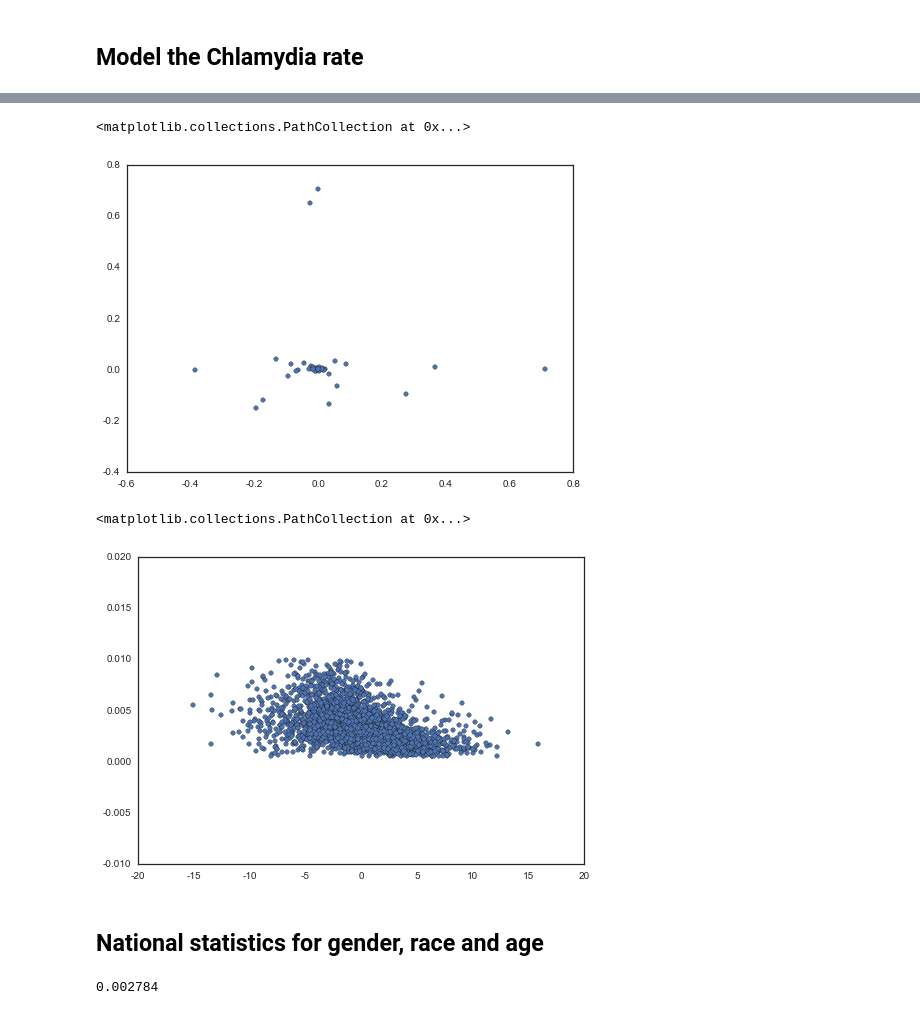
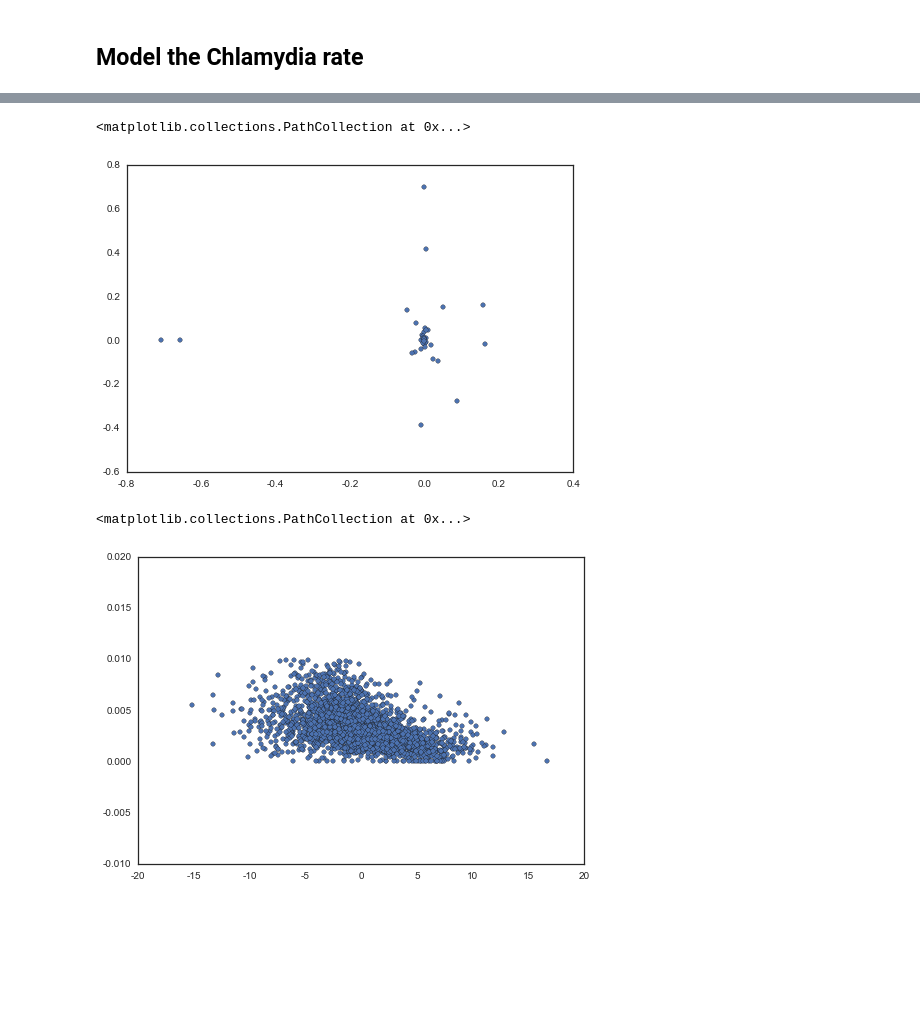
Before and after one commit to ahwkuepper/stdme, a Jupyter notebook: code/CDC_data_exploration_and_cleaning_Chlamydia.ipynb, the cells around one changed output, grey strips where cells are left out. Cells and saved outputs as stored; diff of their text form; code cells hidden in the pictures; blank space fills up the shorter version.

```diff
--- a/code/CDC_data_exploration_and_cleaning_Chlamydia.ipynb
+++ b/code/CDC_data_exploration_and_cleaning_Chlamydia.ipynb
@@ -193,7 +193,7 @@ outliers
 | 3190 | Chlamydia | Lares Municipio | PR | 72081 | 2014 | All races/ethnicities | Both sexes | All age groups | ... |
 76 rows × 12 columns
 # %%
-not_exclude_list = df["Rate"]<50
+not_exclude_list = df["Cases"]<0
 exclude_list = [not i for i in not_exclude_list]
 df_sig = df[exclude_list].copy()
 # %%
@@ -712,14 +743,12 @@ PCA(copy=True, n_components=39, whiten=False)
 # %%
-plt.scatter(pca.components_[:,4], pca.components_[:,0])
+plt.scatter(pca.components_[:,0], pca.components_[:,1])
 # %% [output]
 <matplotlib.collections.PathCollection at 0x...>
-[figure, old version]
+[figure, new version]
 # %%
 X_trans = pca.transform(X)
 Y = df_merged["Cases"]/df_merged["Population"]
 plt.scatter(X_trans[:,0],Y)
 # %% [output]
 <matplotlib.collections.PathCollection at 0x...>
-[figure, old version]
+[figure, new version]
-# %% [markdown]
-## National statistics for gender, race and age
@@ -731,4 +754,0 @@ gender_rate["Female"] = 627.2e-5
-# %%
-gender_rate["Male"]
-# %% [output]
-0.002784
```
Also changed, not shown: parts of 64 cells of this notebook, 4 other files.
